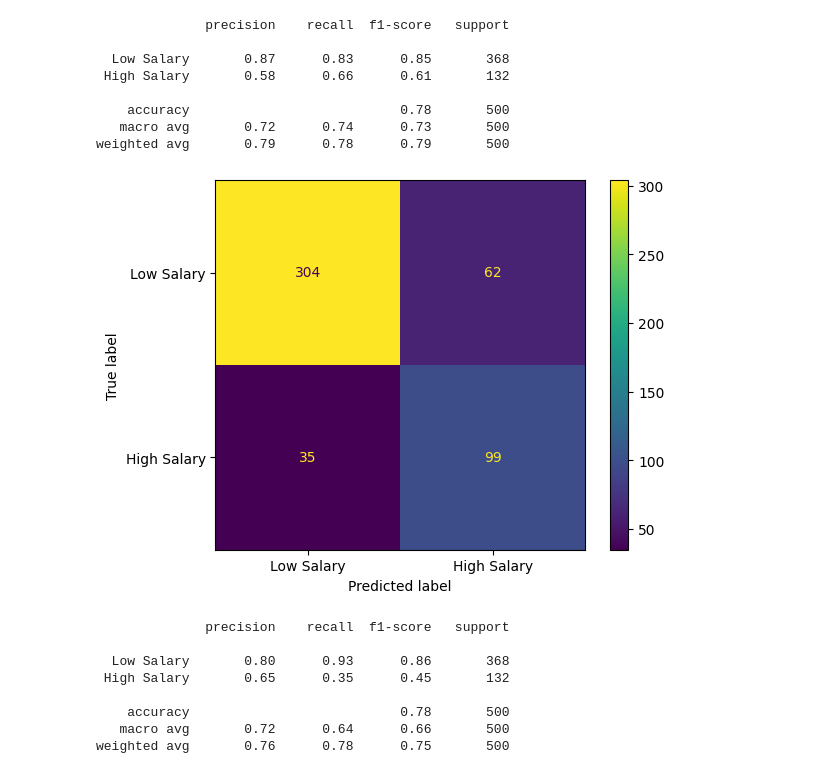
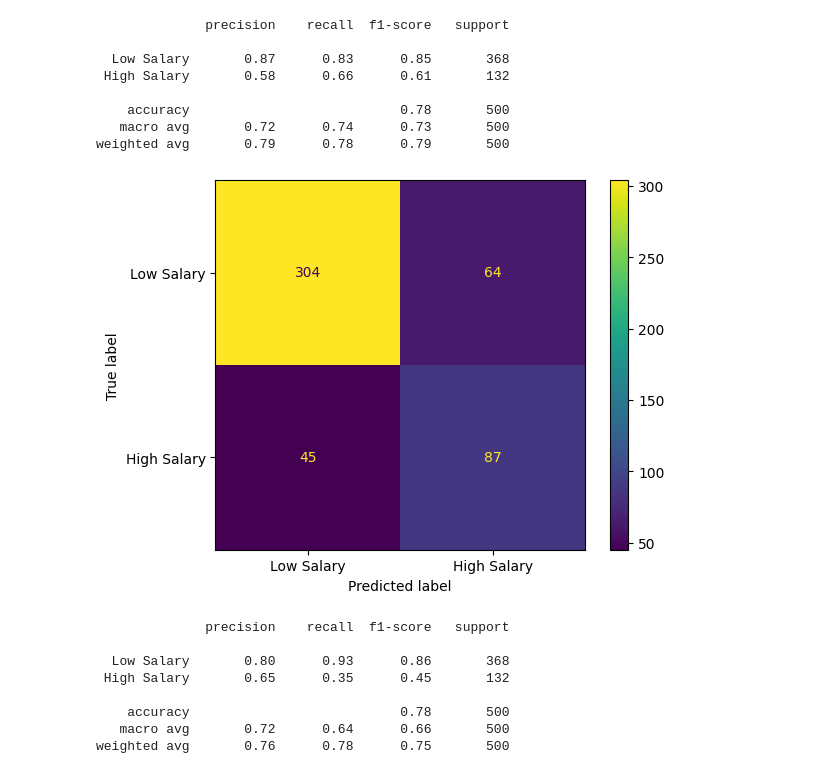
Before and after one commit to Abdul-AA/Job-Salary-Prediction, a Jupyter notebook: job-salary-prediction.ipynb, the cells around one changed output. Drawn from its saved outputs; the diff is of its cells as text; code cells hidden in the pictures.

```diff
--- a/job-salary-prediction.ipynb
+++ b/job-salary-prediction.ipynb
@@ -205,9 +206,9 @@ print(classification_report(y_test, y_pred1, target_names=['Low Salary', 'High S
 weighted avg       0.79      0.78      0.79       500
 # %%
 cm1=confusion_matrix(y_test, y_pred1)
-ConfusionMatrixDisplay(confusion_matrix=cm, display_labels=['Low Salary', 'High Salary']).plot();
+ConfusionMatrixDisplay(confusion_matrix=cm1, display_labels=['Low Salary', 'High Salary']).plot();
 # %% [output]
-[figure, old version]
+[figure, new version]
 # %%
 # using tfidf vectorizer
 # instantiating the tfidf vectorizer
```
Also changed, not shown: parts of 2 cells of this notebook, 2 other files.
